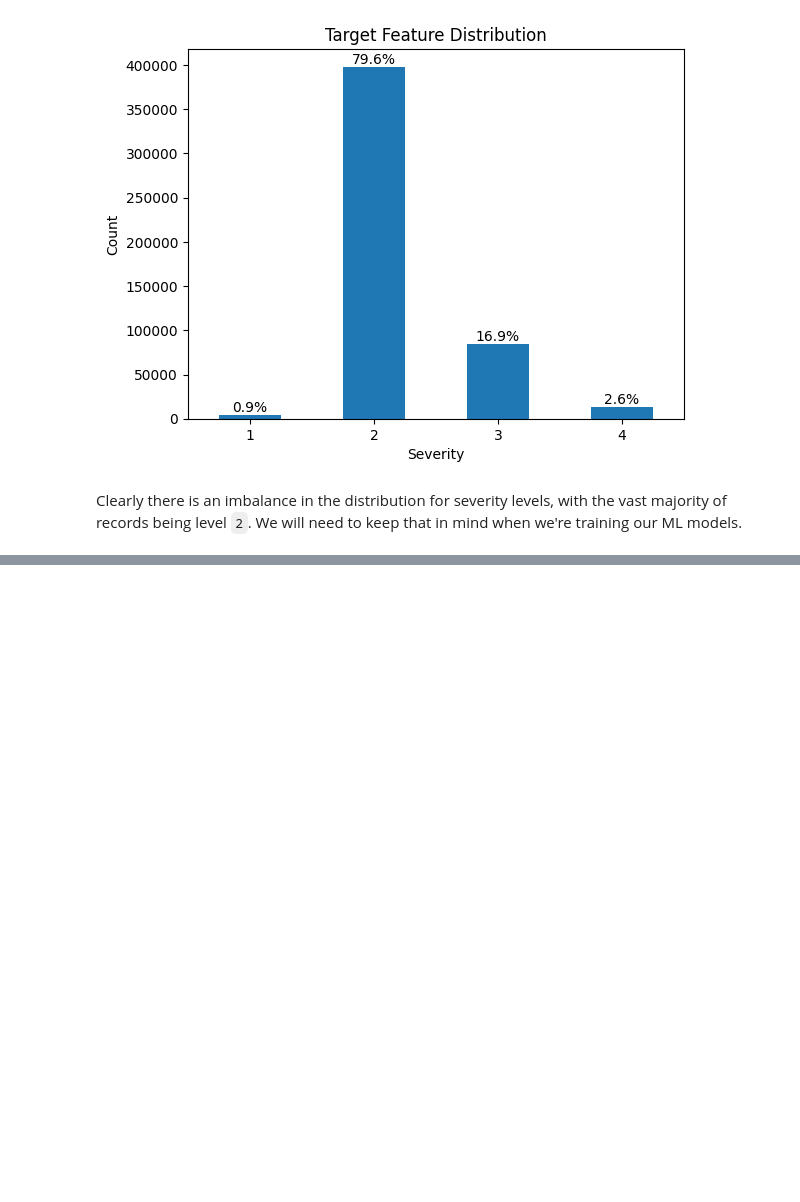
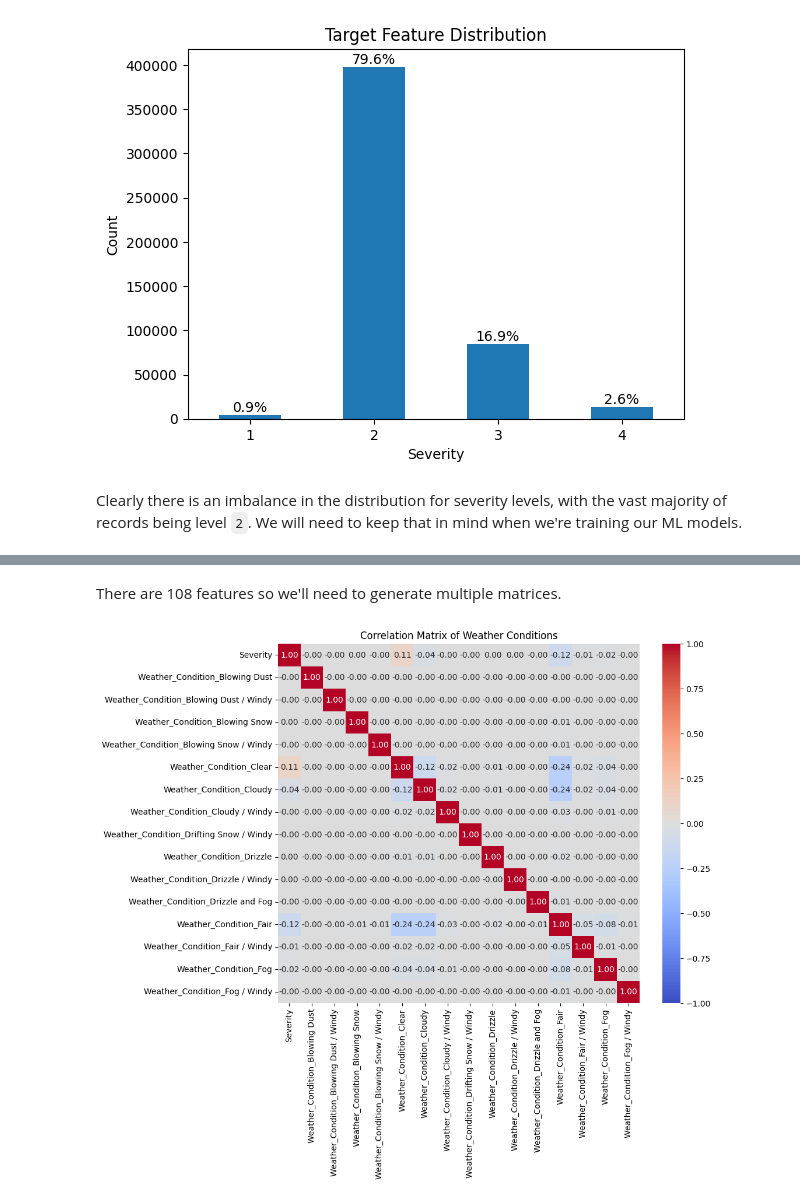
Before and after one commit to tikkikkit21/TrafficAccidentPrediction, a Jupyter notebook: code/numerical_analysis.ipynb, the cells around one changed output, grey strips where cells are left out. Saved outputs shown, nothing was run; the diff lists cells and outputs as text; code cells hidden in the pictures; blank space fills up the shorter version.

```diff
--- a/code/numerical_analysis.ipynb
+++ b/code/numerical_analysis.ipynb
@@ -92,17 +206,18 @@ plt.show()
+# %% [markdown]
+There are 108 features so we'll need to generate multiple matrices.
 # %%
-df_corr_weather = df_corr[[
-    'Severity',
-    'Temperature(F)',
-    'Wind_Chill(F)',
-    'Humidity(%)',
-    'Pressure(in)',
-    'Visibility(mi)',
-    'Wind_Speed(mph)',
-    'Precipitation(in)'
-]]
-
-weather_corr = df_corr_weather.corr()
+numerical_columns = ['Severity'] + weather_conditions[0:15]
+df_corr_weather_conditions = df_corr[numerical_columns]
+weather_corr = df_corr_weather_conditions.corr().round(2)
 plt.figure(figsize=(10, 8))
-sns.heatmap(weather_corr, annot=True, cmap='coolwarm')
-plt.title("Correlation Matrix of Numeric Features")
-plt.show()
+sns.heatmap(
+    weather_corr,
+    vmin=-1,
+    vmax=1,
+    fmt='.2f',
+    annot=True,
+    cmap='coolwarm'
+)
+plt.title("Correlation Matrix of Weather Conditions");
+# %% [output]
+[figure, added]
```
Also changed, not shown: parts of 27 cells of this notebook, 7 other files.
